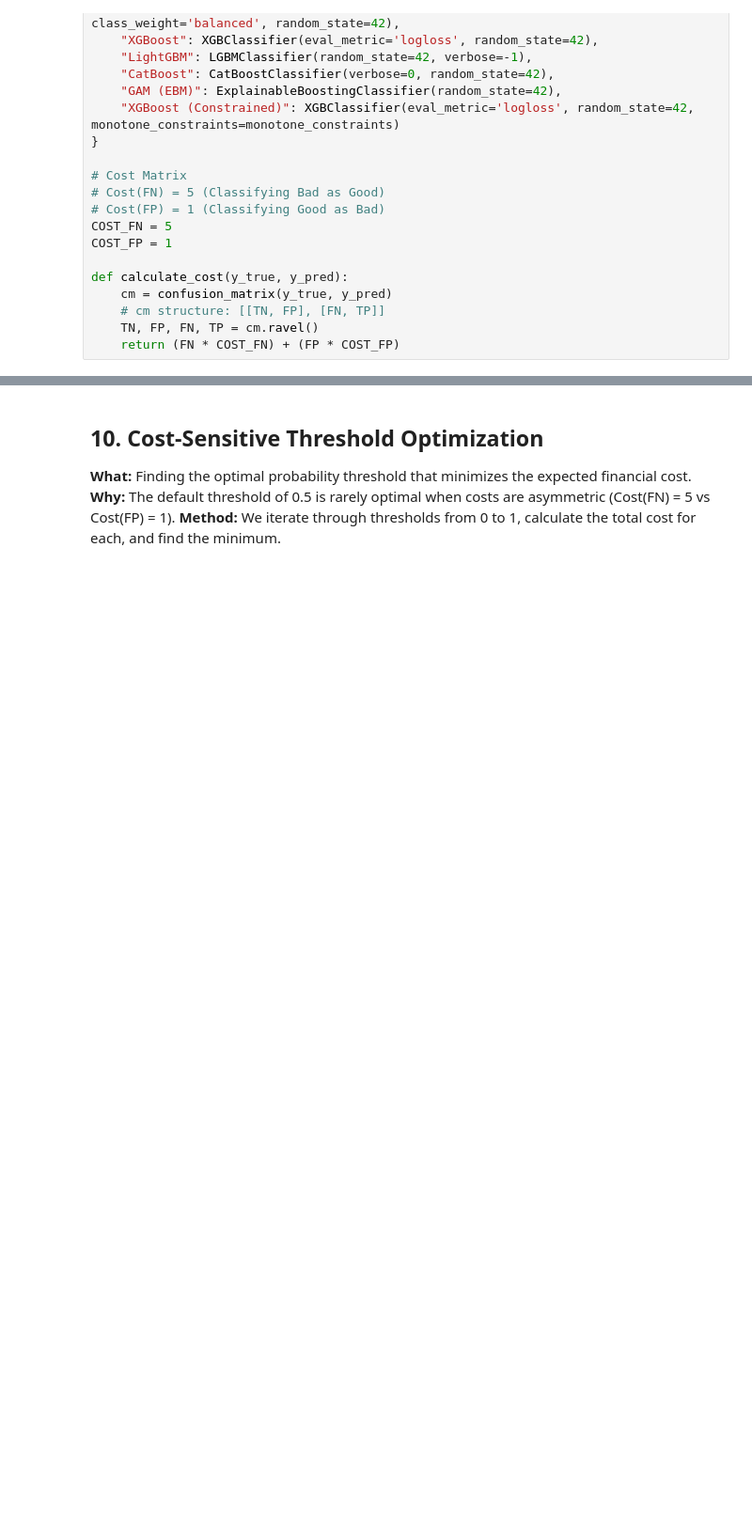
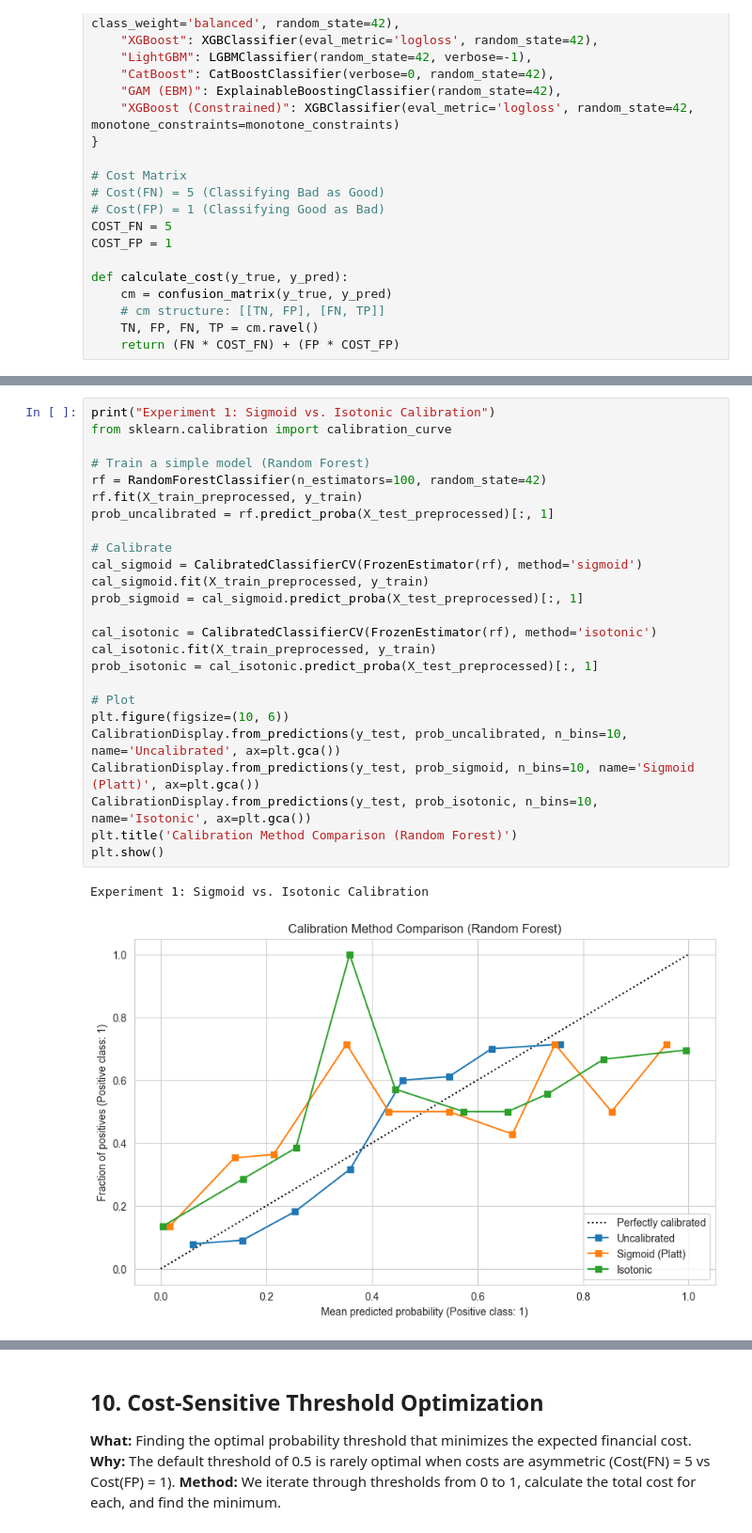
Before and after one commit to Asiadigi/DataScience-ML-FinalProject, a Jupyter notebook: credit_default_prediction.ipynb, the cells around one changed output, grey strips where cells are left out. Shown at 94% size. Cells and saved outputs as stored; diff of their text form; blank space fills up the shorter version.

```diff
--- a/credit_default_prediction.ipynb
+++ b/credit_default_prediction.ipynb
@@ -335,0 +347,28 @@ def calculate_cost(y_true, y_pred):
+# %%
+print("Experiment 1: Sigmoid vs. Isotonic Calibration")
+from sklearn.calibration import calibration_curve
+
+# Train a simple model (Random Forest)
+rf = RandomForestClassifier(n_estimators=100, random_state=42)
+rf.fit(X_train_preprocessed, y_train)
+prob_uncalibrated = rf.predict_proba(X_test_preprocessed)[:, 1]
+
+# Calibrate
+cal_sigmoid = CalibratedClassifierCV(FrozenEstimator(rf), method='sigmoid')
+cal_sigmoid.fit(X_train_preprocessed, y_train)
+prob_sigmoid = cal_sigmoid.predict_proba(X_test_preprocessed)[:, 1]
+
+cal_isotonic = CalibratedClassifierCV(FrozenEstimator(rf), method='isotonic')
+cal_isotonic.fit(X_train_preprocessed, y_train)
+prob_isotonic = cal_isotonic.predict_proba(X_test_preprocessed)[:, 1]
+
+# Plot
+plt.figure(figsize=(10, 6))
+CalibrationDisplay.from_predictions(y_test, prob_uncalibrated, n_bins=10, name='Uncalibrated', ax=plt.gca())
+CalibrationDisplay.from_predictions(y_test, prob_sigmoid, n_bins=10, name='Sigmoid (Platt)', ax=plt.gca())
+CalibrationDisplay.from_predictions(y_test, prob_isotonic, n_bins=10, name='Isotonic', ax=plt.gca())
+plt.title('Calibration Method Comparison (Random Forest)')
+plt.show()
+# %% [output]
+Experiment 1: Sigmoid vs. Isotonic Calibration
+[figure, added]
```
Also changed, not shown: parts of 8 cells of this notebook, 4 other files.
